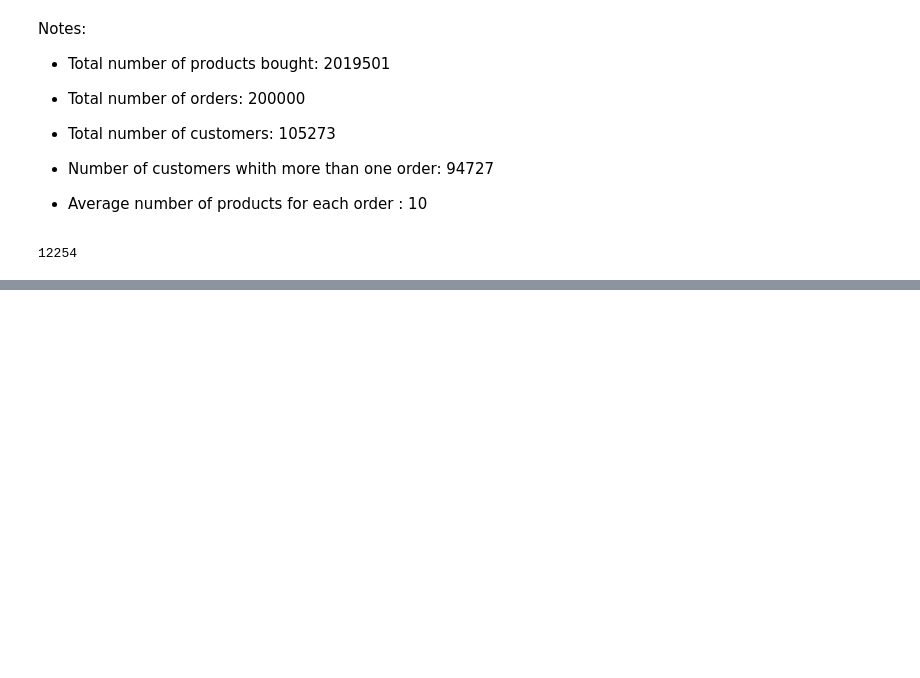
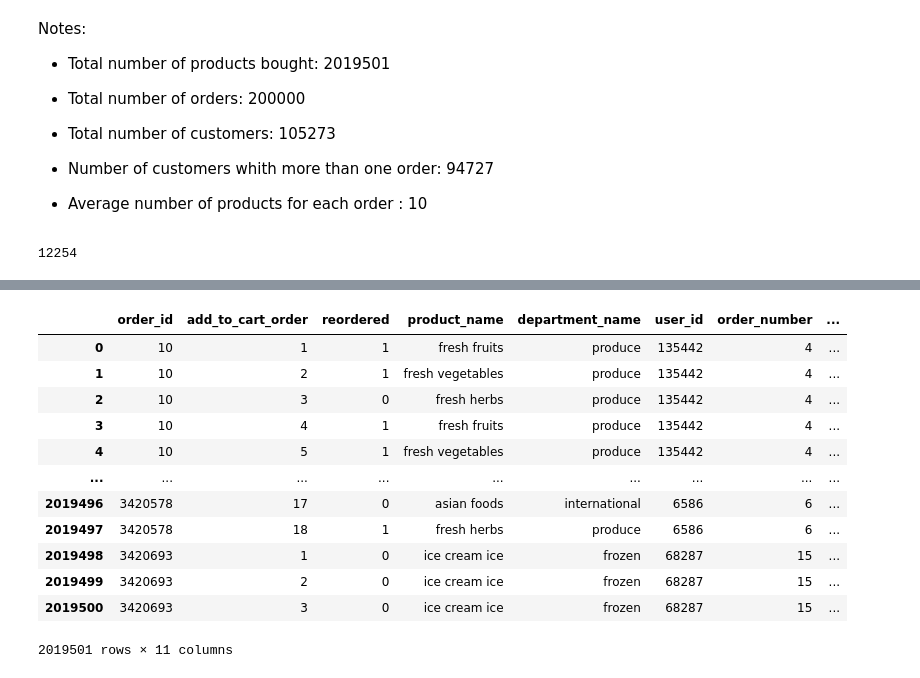
Before and after one commit to LorenzoPigozzi/Business_Cases, a Jupyter notebook: Case 3/BC3_Lorenzo.ipynb, the cells around one changed output, grey strips where cells are left out. Saved outputs shown, nothing was run; the diff lists cells and outputs as text; code cells hidden in the pictures; blank space fills up the shorter version.

```diff
--- a/Case 3/BC3_Lorenzo.ipynb
+++ b/Case 3/BC3_Lorenzo.ipynb
@@ -173,8 +161,0 @@ fig.show()
-# %%
-# transformation of the variable day of the week
-# changing the name
-df['day_of_week'] = df['order_dow']
-df.drop('order_dow', axis=1, inplace=True)
-# changing the values
-df['day_of_week'] = df['day_of_week'].replace([0,1,2,3,4,5,6],
-                    ['Sunday','Monday', 'Tuesday', 'Wednesday','Thursday','Friday', 'Saturday'])
@@ -378,0 +249,16 @@ plt.show()
+# %%
+df
+# %% [output]
+|  | order_id | add_to_cart_order | reordered | product_name | department_name | user_id | order_number | ... |
+| 0 | 10 | 1 | 1 | fresh fruits | produce | 135442 | 4 | ... |
+| 1 | 10 | 2 | 1 | fresh vegetables | produce | 135442 | 4 | ... |
+| 2 | 10 | 3 | 0 | fresh herbs | produce | 135442 | 4 | ... |
+| 3 | 10 | 4 | 1 | fresh fruits | produce | 135442 | 4 | ... |
+| 4 | 10 | 5 | 1 | fresh vegetables | produce | 135442 | 4 | ... |
+| ... | ... | ... | ... | ... | ... | ... | ... | ... |
+| 2019496 | 3420578 | 17 | 0 | asian foods | international | 6586 | 6 | ... |
+| 2019497 | 3420578 | 18 | 1 | fresh herbs | produce | 6586 | 6 | ... |
+| 2019498 | 3420693 | 1 | 0 | ice cream ice | frozen | 68287 | 15 | ... |
+| 2019499 | 3420693 | 2 | 0 | ice cream ice | frozen | 68287 | 15 | ... |
+| 2019500 | 3420693 | 3 | 0 | ice cream ice | frozen | 68287 | 15 | ... |
+2019501 rows × 11 columns
```
Also changed, not shown: parts of 26 cells of this notebook.
